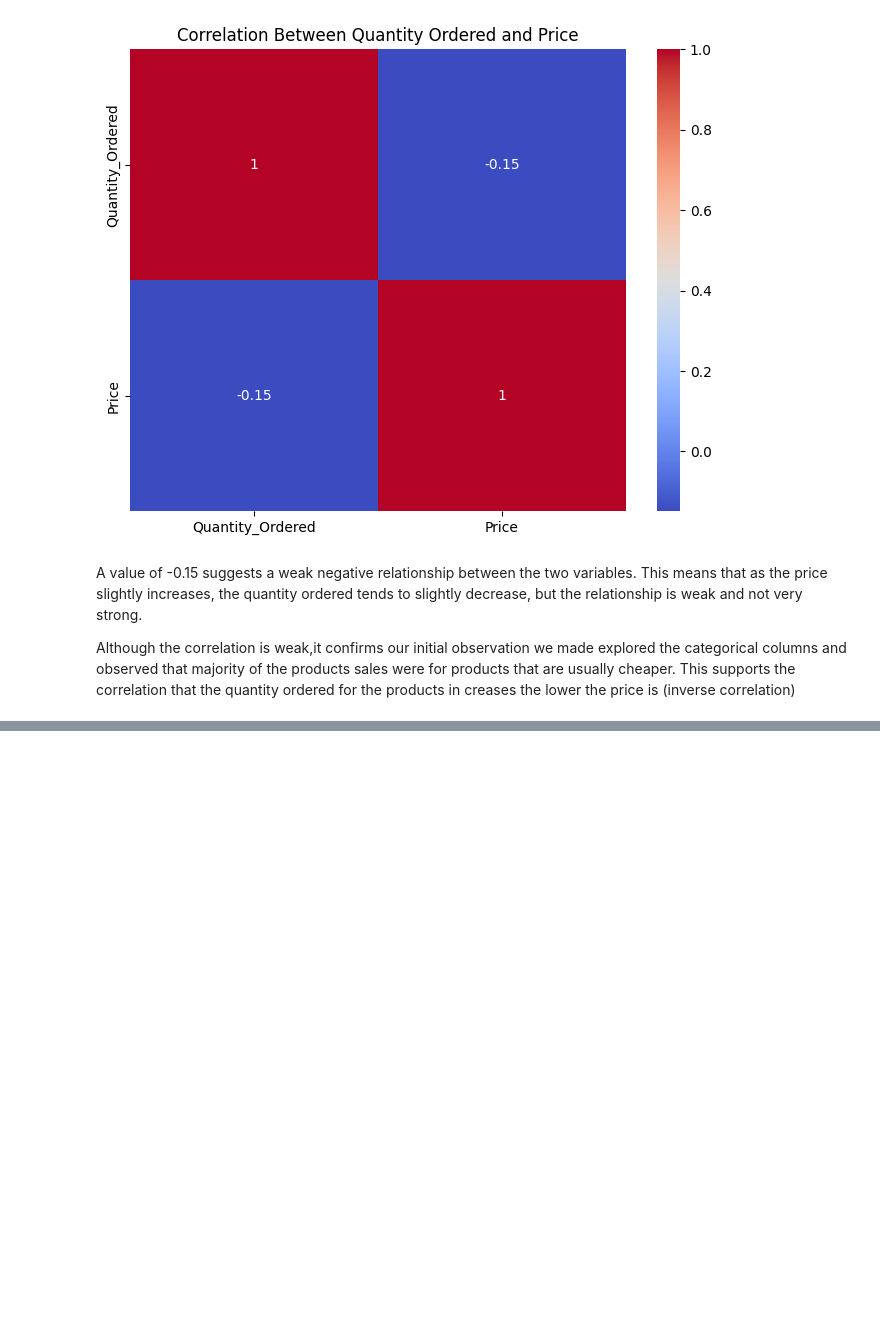
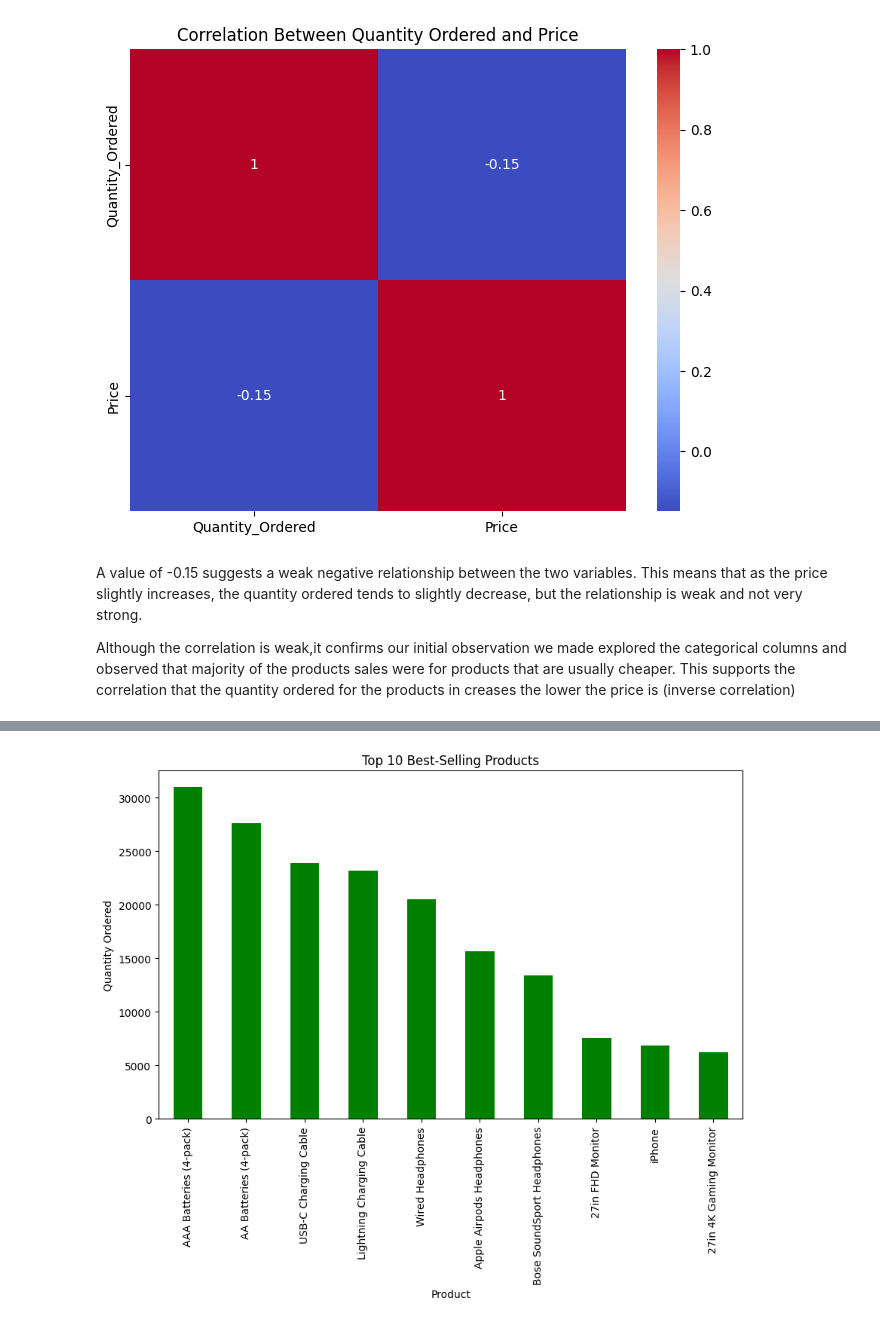
Before and after one commit to briansiaw5/Business-Analytics-Project, a Jupyter notebook: pbd_project.ipynb, the cells around one changed output, grey strips where cells are left out. Drawn from its saved outputs; the diff is of its cells as text; code cells hidden in the pictures; blank space fills up the shorter version.

```diff
--- a/pbd_project.ipynb
+++ b/pbd_project.ipynb
@@ -764,0 +928,20 @@ plt.show()
+# %%
+
+# # Filter data for the current year (2019)
+# sales_2019 = clean_df[clean_df['Order_Date'].dt.year == 2019]
+sales_2019= clean_df.copy()
+# Extract month from Order_Date
+sales_2019['Month'] = sales_2019['Order_Date'].dt.month
+
+# Group sales by month and sum them up
+monthly_sales = sales_2019.groupby('Month')['Total_Sales'].sum()
+
+# Plot sales by month
+plt.figure(figsize=(10, 6))
+monthly_sales.plot(kind='line', marker='o', color='blue')
+plt.title('Total Sales by Month (2019)')
+plt.xlabel('Month')
+plt.ylabel('Total Sales')
+plt.xticks(ticks=range(1, 13), labels=['Jan', 'Feb', 'Mar', 'Apr', 'May', 'Jun', 'Jul', 'Aug', 'Sep', 'Oct', 'Nov', 'Dec'])
+plt.grid(True)
+plt.show()
@@ -764,0 +952,10 @@ plt.show()
+# %%
+# Group by Product and calculate total quantity and total sales
+product_sales = sales_2019.groupby('Product').agg({'Quantity_Ordered': 'sum', 'Total_Sales': 'sum'})
+
+# Sort products by quantity ordered
+best_selling_products = product_sales.sort_values(by='Quantity_Ordered', ascending=False)
+worst_selling_products = product_sales.sort_values(by='Quantity_Ordered', ascending=True)
+
+print("Best selling products:")
+best_selling_products.tail()
@@ -764,0 +983,8 @@ plt.show()
+# %%
+# Plot best selling products
+best_selling_products['Quantity_Ordered'].head(10).plot(kind='bar', color='green', figsize=(10, 6))
+plt.title('Top 10 Best-Selling Products')
+plt.ylabel('Quantity Ordered')
+plt.show()
+# %% [output]
+[figure, added]
```
Also changed, not shown: parts of 47 cells of this notebook.
